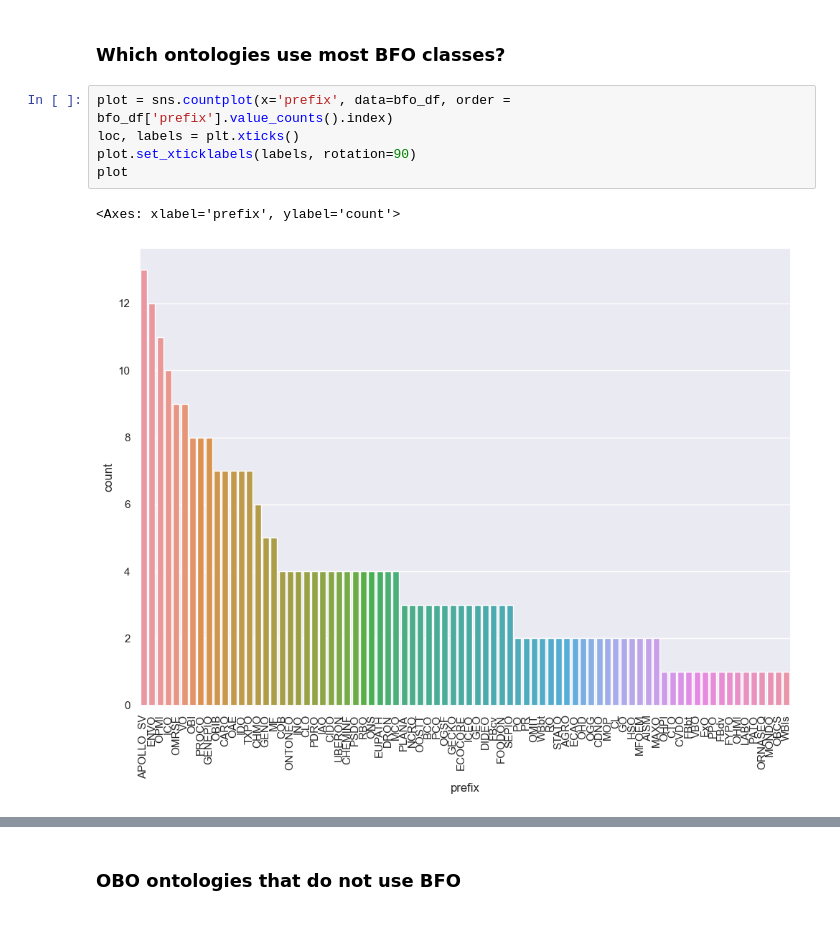
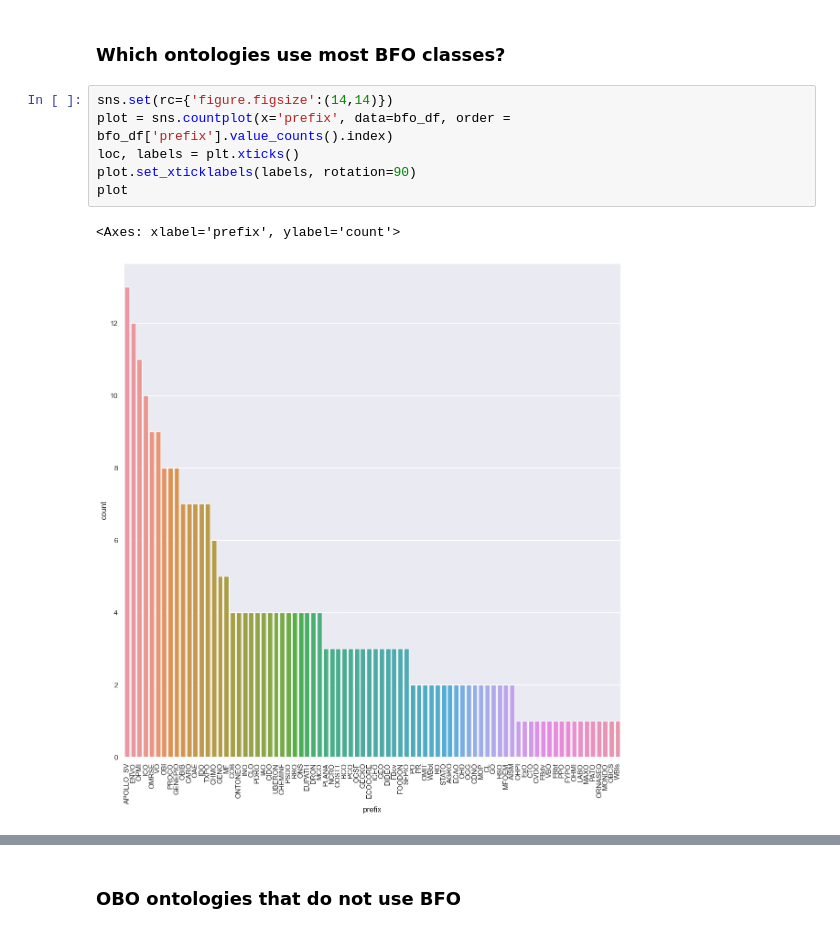
Before and after one commit to cmungall/formal-ontology-analysis, a Jupyter notebook: analysis/formal-ontology-usage-analysis.ipynb, the cells around one changed output, grey strips where cells are left out. Cells and saved outputs as stored; diff of their text form.

```diff
--- a/analysis/formal-ontology-usage-analysis.ipynb
+++ b/analysis/formal-ontology-usage-analysis.ipynb
@@ -364,13 +385,14 @@ plot
 # %% [markdown]
 ### Which ontologies use most BFO classes?
 # %%
+sns.set(rc={'figure.figsize':(14,14)})
 plot = sns.countplot(x='prefix', data=bfo_df, order = bfo_df['prefix'].value_counts().index)
 loc, labels = plt.xticks()
 plot.set_xticklabels(labels, rotation=90)
 plot
 # %% [output]
 <Axes: xlabel='prefix', ylabel='count'>
-[figure, old version]
+[figure, new version]
 # %%
 df['formal_class'].value_counts().plot(kind="bar")
 # %% [output]
```
Also changed, not shown: parts of 29 cells of this notebook, 3 other files.
